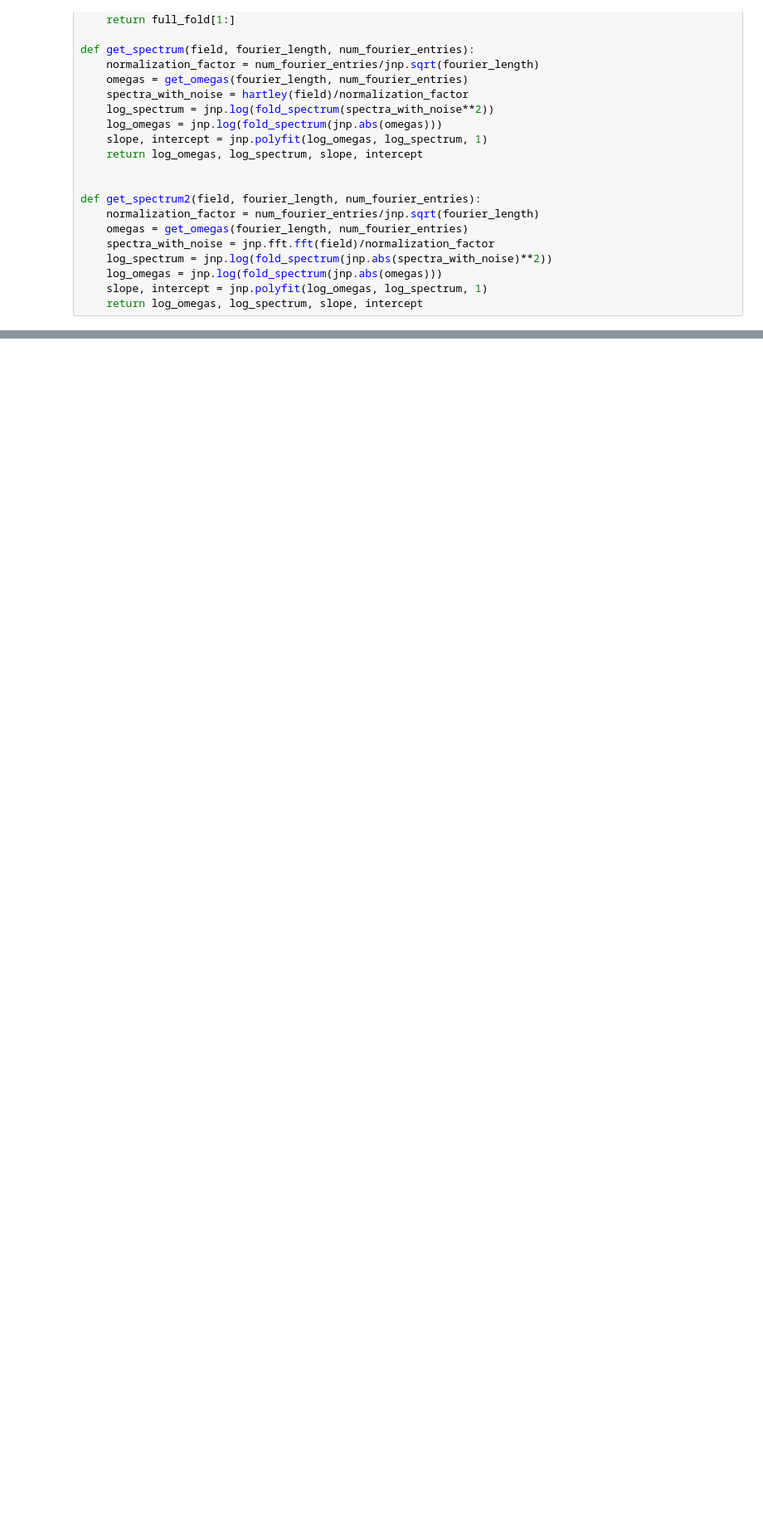
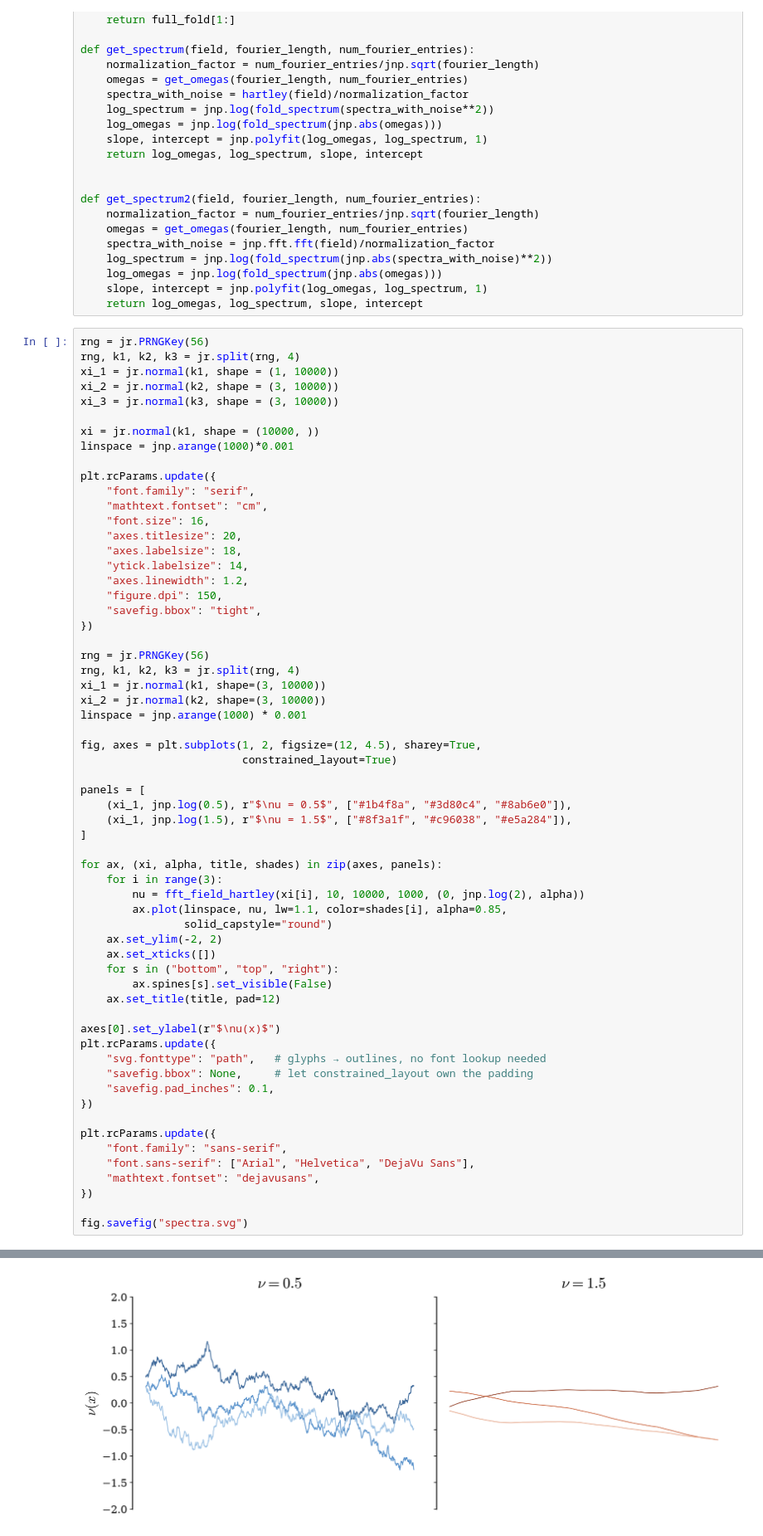
Before and after one commit to dtfrake/hmc-dust, a Jupyter notebook: Toy Data/Edenhofer_Samples_Spectra.ipynb, the cells around one changed output, grey strips where cells are left out. Shown at 83% size. Drawn from its saved outputs; the diff is of its cells as text; blank space fills up the shorter version.

```diff
--- a/Toy Data/Edenhofer_Samples_Spectra.ipynb
+++ b/Toy Data/Edenhofer_Samples_Spectra.ipynb
@@ -71,3 +71,65 @@ def get_spectrum2(field, fourier_length, num_fourier_entries):
     log_omegas = jnp.log(fold_spectrum(jnp.abs(omegas)))
     slope, intercept = jnp.polyfit(log_omegas, log_spectrum, 1)
     return log_omegas, log_spectrum, slope, intercept
+# %%
+rng = jr.PRNGKey(56)
+rng, k1, k2, k3 = jr.split(rng, 4)
+xi_1 = jr.normal(k1, shape = (1, 10000))
+xi_2 = jr.normal(k2, shape = (3, 10000))
+xi_3 = jr.normal(k3, shape = (3, 10000))
+
+xi = jr.normal(k1, shape = (10000, ))
+linspace = jnp.arange(1000)*0.001
+
+plt.rcParams.update({
+    "font.family": "serif",
+    "mathtext.fontset": "cm",
+    "font.size": 16,
+    "axes.titlesize": 20,
+    "axes.labelsize": 18,
+    "ytick.labelsize": 14,
+    "axes.linewidth": 1.2,
+    "figure.dpi": 150,
+    "savefig.bbox": "tight",
+})
+
+rng = jr.PRNGKey(56)
+rng, k1, k2, k3 = jr.split(rng, 4)
+xi_1 = jr.normal(k1, shape=(3, 10000))
+xi_2 = jr.normal(k2, shape=(3, 10000))
+linspace = jnp.arange(1000) * 0.001
+
+fig, axes = plt.subplots(1, 2, figsize=(12, 4.5), sharey=True,
+                         constrained_layout=True)
+
+panels = [
+    (xi_1, jnp.log(0.5), r"$\nu = 0.5$", ["#1b4f8a", "#3d80c4", "#8ab6e0"]),
+    (xi_1, jnp.log(1.5), r"$\nu = 1.5$", ["#8f3a1f", "#c96038", "#e5a284"]),
+]
+
+for ax, (xi, alpha, title, shades) in zip(axes, panels):
+    for i in range(3):
+        nu = fft_field_hartley(xi[i], 10, 10000, 1000, (0, jnp.log(2), alpha))
+        ax.plot(linspace, nu, lw=1.1, color=shades[i], alpha=0.85,
+                solid_capstyle="round")
+    ax.set_ylim(-2, 2)
+    ax.set_xticks([])
+    for s in ("bottom", "top", "right"):
+        ax.spines[s].set_visible(False)
+    ax.set_title(title, pad=12)
+
+axes[0].set_ylabel(r"$\nu(x)$")
+plt.rcParams.update({
+    "svg.fonttype": "path",   # glyphs → outlines, no font lookup needed
+    "savefig.bbox": None,     # let constrained_layout own the padding
+    "savefig.pad_inches": 0.1,
+})
+
+plt.rcParams.update({
+    "font.family": "sans-serif",
+    "font.sans-serif": ["Arial", "Helvetica", "DejaVu Sans"],
+    "mathtext.fontset": "dejavusans",
+})
+
+fig.savefig("spectra.svg")
+# %% [output]
@@ -73,0 +137 @@ def get_spectrum2(field, fourier_length, num_fourier_entries):
+[figure, added]
```
Also changed, not shown: parts of 9 cells of this notebook, 54 other files.
